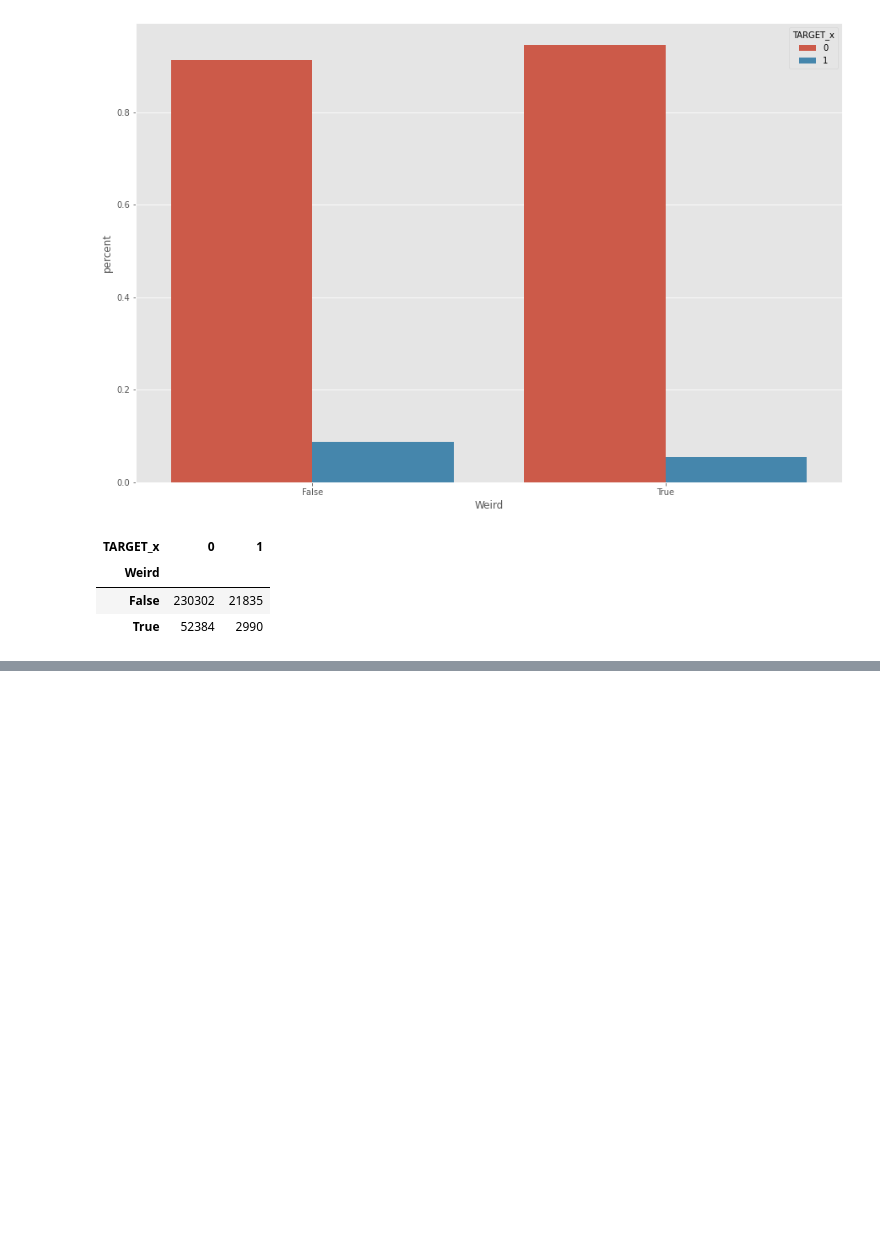
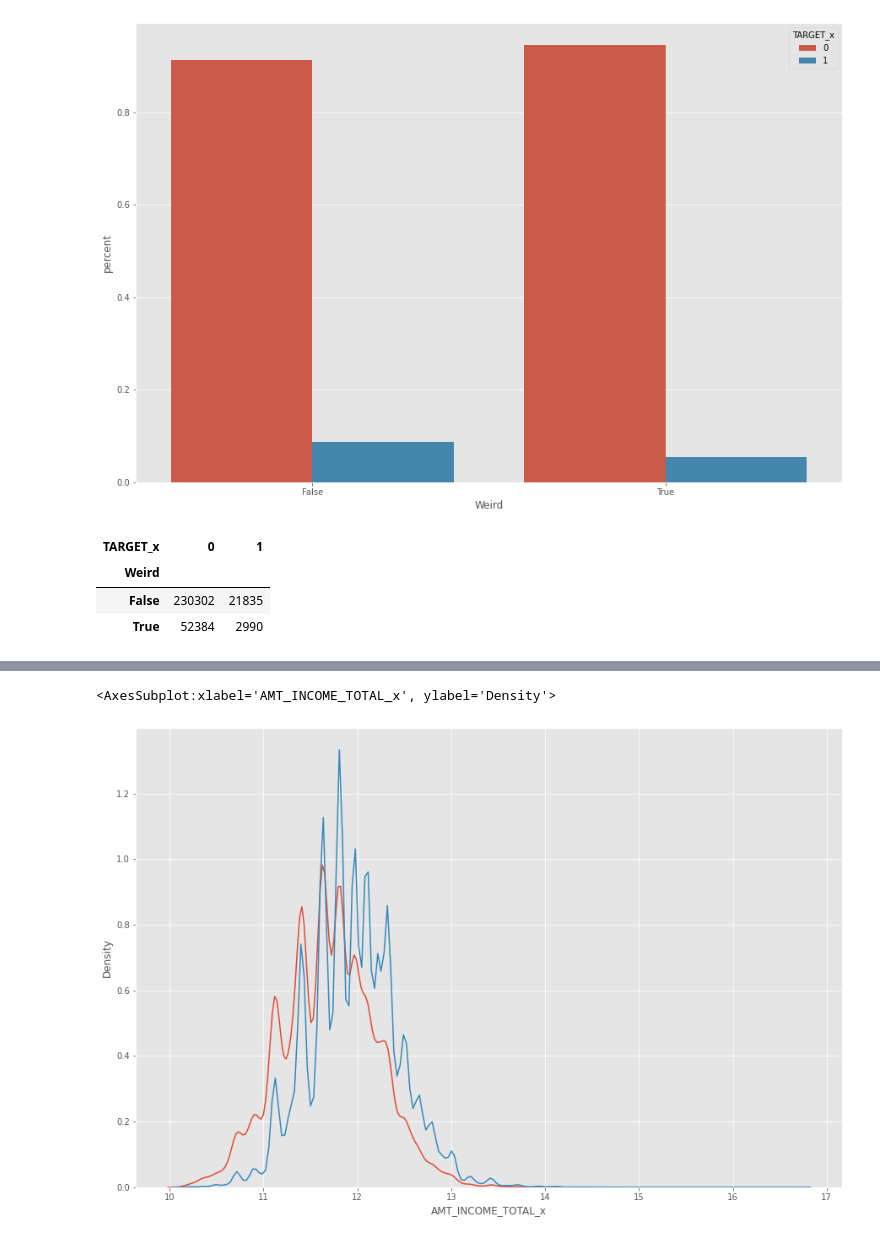
Before and after one commit to Antonio-Avila/Home-Credit-Default, a Jupyter notebook: Current_Apps_EDA.ipynb, the cells around one changed output, grey strips where cells are left out. Saved outputs shown, nothing was run; the diff lists cells and outputs as text; code cells hidden in the pictures; blank space fills up the shorter version.

```diff
--- a/Current_Apps_EDA.ipynb
+++ b/Current_Apps_EDA.ipynb
@@ -162,0 +176,8 @@ dtype: int64
+# %%
+condition = df.AMT_INCOME_TOTAL_x < 50000000
+
+sns.kdeplot(np.log(df.AMT_INCOME_TOTAL_x[(df.Weird == True) & condition]))
+sns.kdeplot(np.log(df.AMT_INCOME_TOTAL_x[(df.Weird == False) & condition]))
+# %% [output]
+<AxesSubplot:xlabel='AMT_INCOME_TOTAL_x', ylabel='Density'>
+[figure, added]
```
Also changed, not shown: parts of 22 cells of this notebook.
